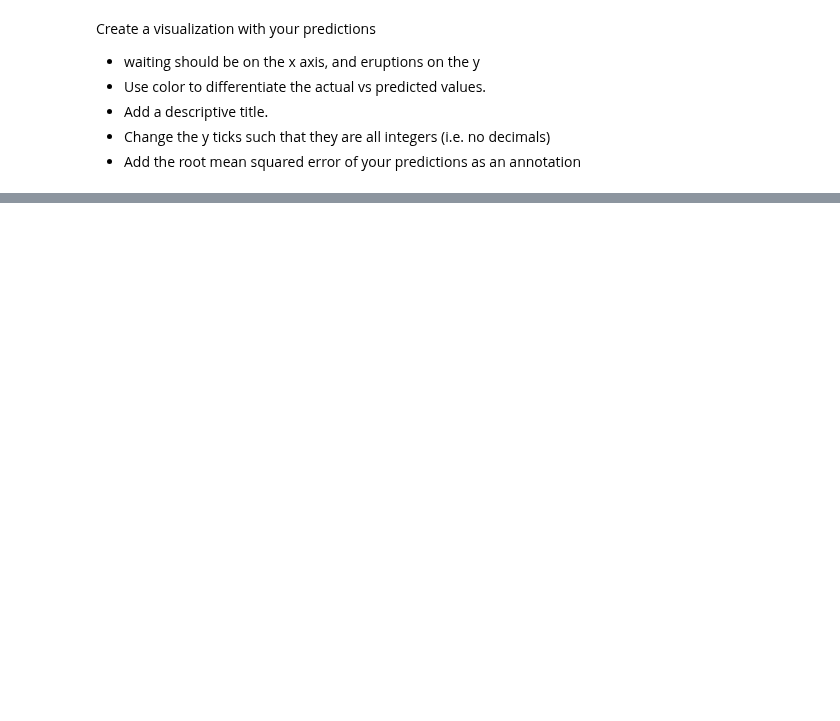
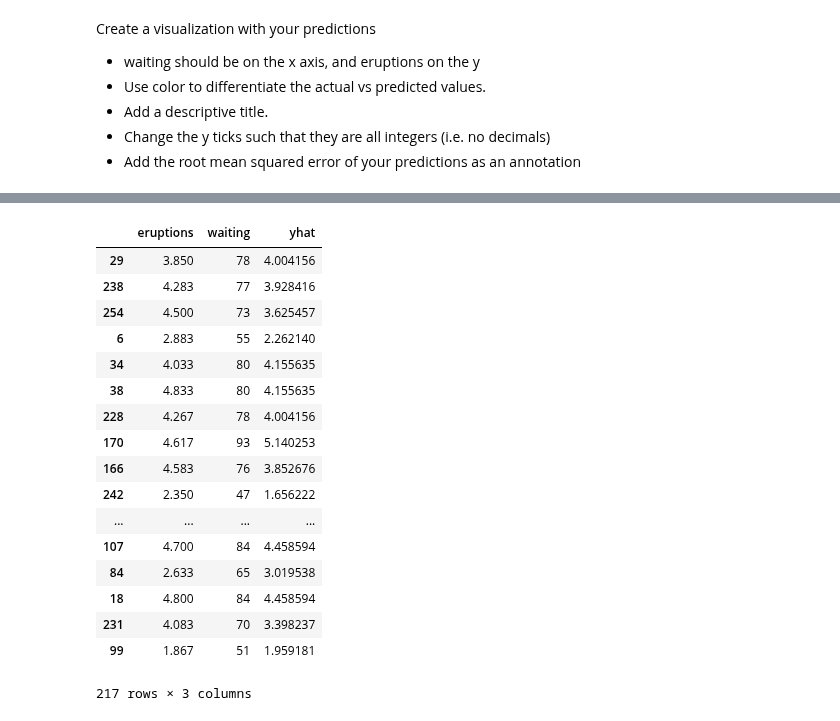
Before and after one commit to misty-garcia/ds-methodologies-exercises, a Jupyter notebook: clustering/regression-warmup.ipynb, the cells around one changed output, grey strips where cells are left out. Drawn from its saved outputs; the diff is of its cells as text; code cells hidden in the pictures; blank space fills up the shorter version.

```diff
--- a/clustering/regression-warmup.ipynb
+++ b/clustering/regression-warmup.ipynb
@@ -158,0 +162,22 @@ plt.show()
+# %%
+train["yhat"] = pred
+train
+# %% [output]
+|  | eruptions | waiting | yhat |
+| 29 | 3.850 | 78 | 4.004156 |
+| 238 | 4.283 | 77 | 3.928416 |
+| 254 | 4.500 | 73 | 3.625457 |
+| 6 | 2.883 | 55 | 2.262140 |
+| 34 | 4.033 | 80 | 4.155635 |
+| 38 | 4.833 | 80 | 4.155635 |
+| 228 | 4.267 | 78 | 4.004156 |
+| 170 | 4.617 | 93 | 5.140253 |
+| 166 | 4.583 | 76 | 3.852676 |
+| 242 | 2.350 | 47 | 1.656222 |
+| ... | ... | ... | ... |
+| 107 | 4.700 | 84 | 4.458594 |
+| 84 | 2.633 | 65 | 3.019538 |
+| 18 | 4.800 | 84 | 4.458594 |
+| 231 | 4.083 | 70 | 3.398237 |
+| 99 | 1.867 | 51 | 1.959181 |
+217 rows × 3 columns
```
Also changed, not shown: parts of 8 cells of this notebook.
